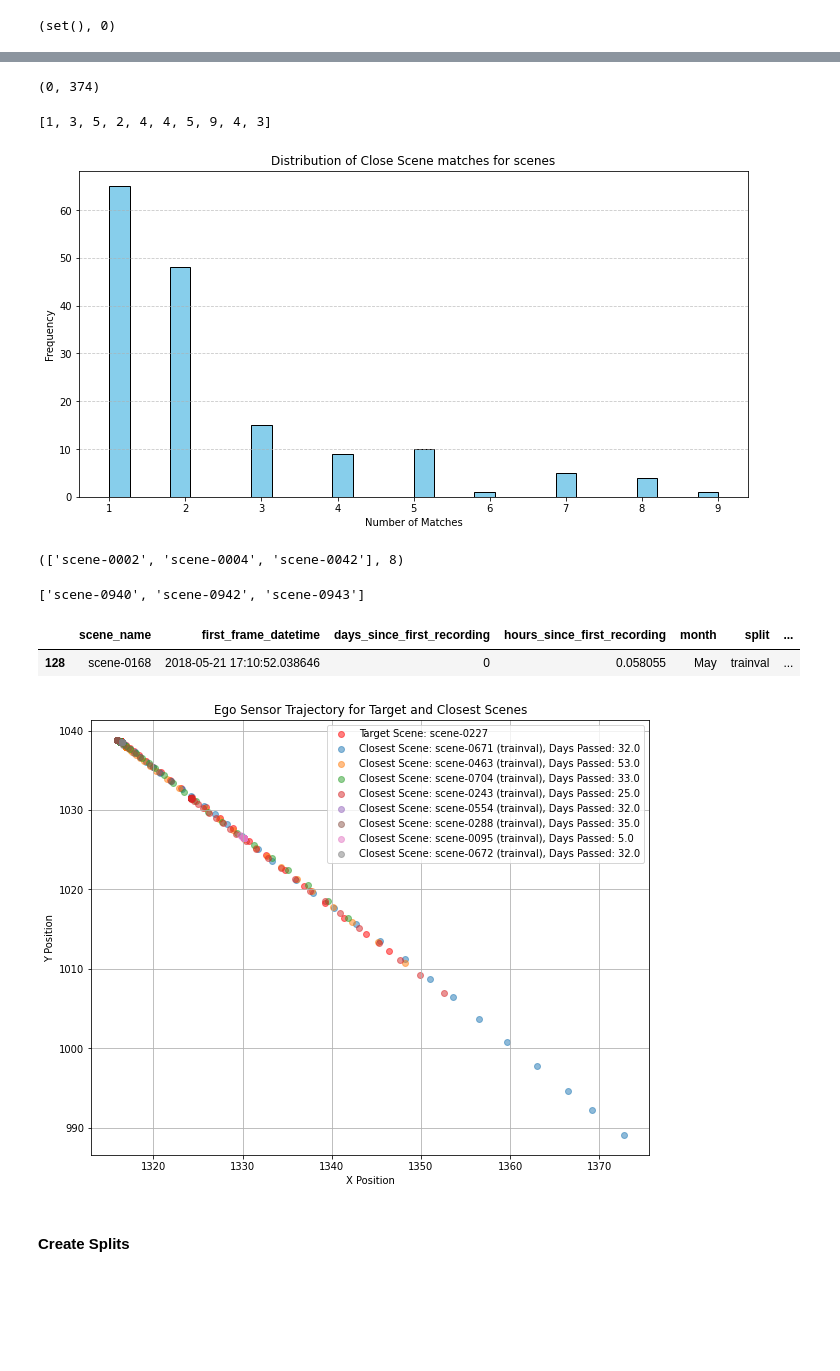
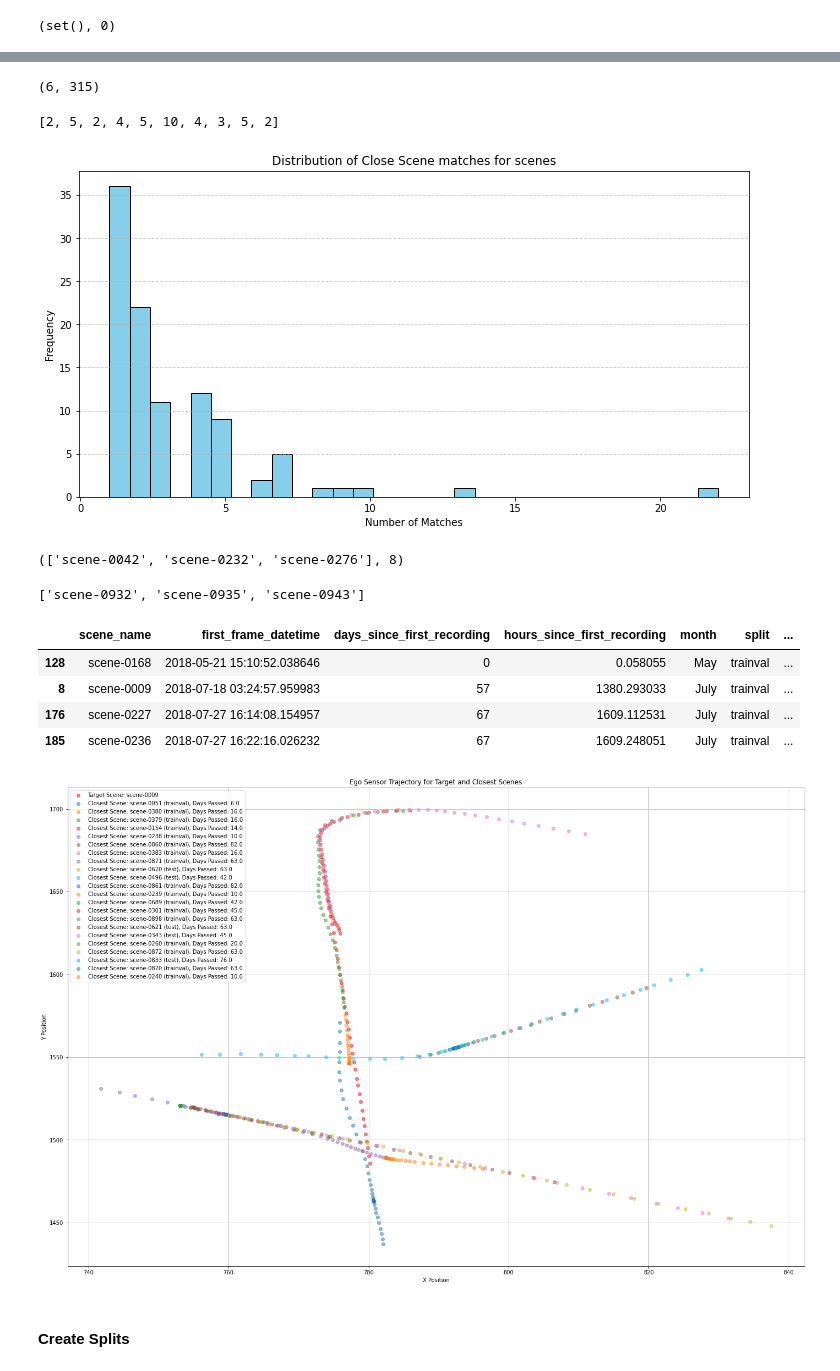
Before and after one commit to umairkhawaja/radar_auto_labeler, a Jupyter notebook: notebooks/generate_scene_correspondences.ipynb, the cells around one changed output, grey strips where cells are left out. Saved outputs shown, nothing was run; the diff lists cells and outputs as text; code cells hidden in the pictures; blank space fills up the shorter version.

```diff
--- a/notebooks/generate_scene_correspondences.ipynb
+++ b/notebooks/generate_scene_correspondences.ipynb
@@ -1,6 +1,7 @@
 # %%
 from nuscenes.nuscenes import NuScenes
-data_dir = "/home/umair/workspace/datasets/nuscenes_radar/"
+# data_dir = "/home/umair/workspace/datasets/nuscenes_radar/"
+data_dir = "/shared/data/nuScenes/"
 sensors = ["RADAR_FRONT", "RADAR_FRONT_LEFT", "RADAR_FRONT_RIGHT", "RADAR_BACK_LEFT", "RADAR_BACK_RIGHT"]
 versions = {'trainval': 'v1.0-trainval', 'test': 'v1.0-test'}
 nuscenes_exp = {
@@ -198,7 +199,7 @@ import pandas as pd
 from scipy.spatial import KDTree
 from datetime import datetime, timedelta
 
-def find_closest_scenes(scene_df, nuscenes_exp, sensor_channel='RADAR_FRONT', num_closest=10, distance_threshold=5.0, min_match_percentage=0.1):
+def find_closest_scenes(scene_df, nuscenes_exp, sensor_channel='RADAR_FRONT', num_closest=50, distance_threshold=25.0, min_match_percentage=0.1):
     visited_scenes = set()
     scene_info = []
 
@@ -399,6 +400,6 @@ scene_distances.median()
 # %%
 ## Filter based on the median scene distance
-def filter_matched_scenes(df, distance_thresh=15):
+def filter_matched_scenes(df, distance_thresh=25):
     new_df = pd.DataFrame([], columns=df.columns)
 
     for i, row in df.iterrows():
@@ -406,7 +407,7 @@ def filter_matched_scenes(df, distance_thresh=15):
         new_closest_scenes = []
         new_closest_scenes_data = {}
         for scene_name, data_dict in closest_scenes_data.items():
-            if (data_dict['mean_distance'] <= distance_thresh) & (data_dict['trajectory_similarity'] > 0.4) & (data_dict['days_passed'] >= 0) & (data_dict['hours_passed'] >= 0.5):
+            if (data_dict['mean_distance'] <= distance_thresh) & (data_dict['trajectory_similarity'] > 0.3) & (data_dict['days_passed'] >= 0) & (data_dict['hours_passed'] >= 0.25):
                 new_closest_scenes.append(scene_name)
                 new_closest_scenes_data[scene_name] = data_dict
         row['closest_scenes'] = new_closest_scenes
@@ -442,5 +443,6 @@ filtered_matched_scenes_df.to_pickle("sps_ortsim_nuscenes_df.pkl")
 # %%
-sps_df = pd.read_pickle("sps_ortsim_nuscenes_df.pkl")
+# sps_df = pd.read_pickle("sps_ortsim_nuscenes_df.pkl")
+sps_df = filtered_matched_scenes_df
 sps_df
 # %% [output]
 |  | scene_name | first_frame_datetime | days_since_first_recording | hours_since_first_recording | month | split | ... |
@@ -517,12 +519,12 @@ plt.show()
 # %%
 len([h for h in hours_passed_dist if h <= 0.5]), len(hours_passed_dist)
 # %% [output]
-(0, 374)
+(6, 315)
 # %%
 matches_dist = [len(l) for l in sps_df.closest_scenes.tolist()]
 matches_dist[:10]
 # %% [output]
-[1, 3, 5, 2, 4, 4, 5, 9, 4, 3]
+[2, 5, 2, 4, 5, 10, 4, 3, 5, 2]
 # %%
 plt.figure(figsize=(12, 6))
 plt.hist(matches_dist, bins=30, color='skyblue', edgecolor='black')
@@ -532,7 +534,7 @@ plt.ylabel('Frequency')
 plt.grid(axis='y', linestyle='--', alpha=0.7)
 plt.show()
 # %% [output]
-[figure, old version]
+[figure, new version]
 # %%
 # Finding scenes with a lot of dynamic objects
 
@@ -549,17 +551,20 @@ dynamic_scene_counts = {name: len([c for c in obj_list if c in dynamic_names]) f
 top_list = sorted(dynamic_scene_counts, key=lambda x: dynamic_scene_counts[x], reverse=True)
 top_list[:3], dynamic_scene_counts[top_list[0]]
 # %% [output]
-(['scene-0002', 'scene-0004', 'scene-0042'], 8)
+(['scene-0042', 'scene-0232', 'scene-0276'], 8)
 # %%
 top_list[-3:]
 # %% [output]
-['scene-0940', 'scene-0942', 'scene-0943']
+['scene-0932', 'scene-0935', 'scene-0943']
 # %%
 high_match = sps_df[sps_df['closest_scenes'].apply(lambda x: len(x) > 8)]
 high_match
 # %% [output]
 |  | scene_name | first_frame_datetime | days_since_first_recording | hours_since_first_recording | month | split | ... |
-| 128 | scene-0168 | 2018-05-21 17:10:52.038646 | 0 | 0.058055 | May | trainval | ... |
+| 128 | scene-0168 | 2018-05-21 15:10:52.038646 | 0 | 0.058055 | May | trainval | ... |
+| 8 | scene-0009 | 2018-07-18 03:24:57.959983 | 57 | 1380.293033 | July | trainval | ... |
+| 176 | scene-0227 | 2018-07-27 16:14:08.154957 | 67 | 1609.112531 | July | trainval | ... |
+| 185 | scene-0236 | 2018-07-27 16:22:16.026232 | 67 | 1609.248051 | July | trainval | ... |
 # %%
 import matplotlib.pyplot as plt
 def scene_name_exists(df, scene_name):
@@ -600,7 +605,7 @@ def visualize_closest_scenes(nuscenes_exp, updated_scene_df, target_scene_name,
         target_positions.append(np.array(pose_record['translation']))
     target_positions = np.array(target_positions)
 
-    plt.figure(figsize=(10, 8))
+    plt.figure(figsize=(24, 16))
 
     if plot_matched_only:
         # Plot all indices between the first and last matched indices for the target scene
@@ -620,35 +625,35 @@ def visualize_closest_scenes(nuscenes_exp, updated_scene_df, target_scene_name,
         nusc_matched = nuscenes_exp[scene_split]
         scene_token = scene_data['scene_token']
         scene_positions = []
         sample_tokens = [samp['token'] for samp in nusc_matched.sample if samp['scene_token'] == scene_token]
         for samp_token in sample_tokens:
             sample_data = nusc_matched.get('sample_data', nusc_matched.get('sample', samp_token)['data'][sensor_channel])
             pose_record = nusc_matched.get('ego_pose', sample_data['ego_pose_token'])
             scene_positions.append(np.array(pose_record['translation']))
         scene_positions = np.array(scene_positions)
 
         if plot_matched_only:
             # Plot all indices between the first and last matched indices for the matched scene
             matched_indices_scene = [match[0] for match in scene_data['matching_indices']]
             if matched_indices_scene:
                 start_idx_scene = min(matched_indices_scene)
                 end_idx_scene = max(matched_indices_scene)
                 plt.scatter(scene_positions[start_idx_scene:end_idx_scene + 1, 0], scene_positions[start_idx_scene:end_idx_scene + 1, 1], label=f'Closest Scene: {scene_name} ({scene_data["split"]}), Days Passed: {scene_data["days_passed"]:.1f}', alpha=0.5)
         else:
             # Plot all positions for the matched scene
             plt.scatter(scene_positions[:, 0], scene_positions[:, 1], label=f'Closest Scene: {scene_name} ({scene_data["split"]}), Days Passed: {scene_data["days_passed"]:.1f}', alpha=0.5)
 
     plt.xlabel('X Position')
     plt.ylabel('Y Position')
     plt.title('Ego Sensor Trajectory for Target and Closest Scenes')
     plt.legend()
     plt.grid(True)
     plt.show()
 
 # Example usage
-visualize_closest_scenes(nuscenes_exp, sps_df, 'scene-0227', plot_matched_only=False)
+visualize_closest_scenes(nuscenes_exp, sps_df, 'scene-0009', plot_matched_only=False)
 # %% [output]
-[figure, old version]
+[figure, new version]
 # %%
 sps_df.to_json('sps_nuscenes_more_matches_df.json')
 # %% [markdown]
```
Also changed, not shown: parts of 14 cells of this notebook, 3 other files.
